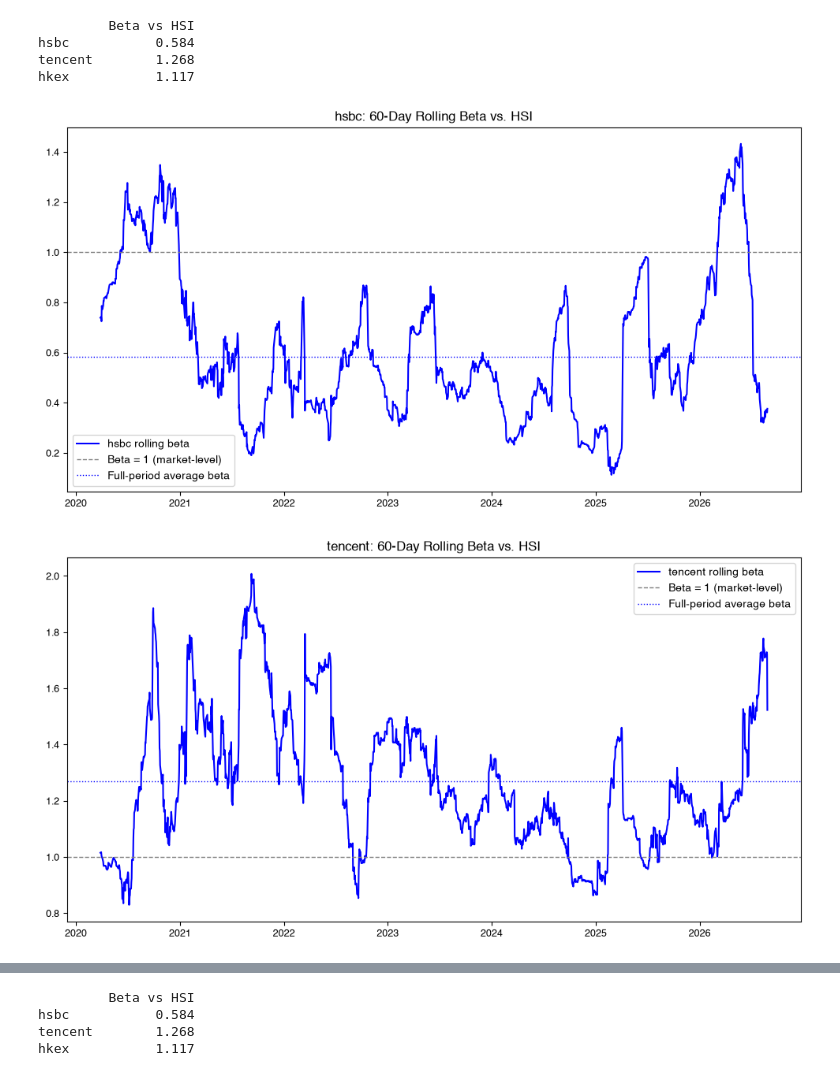
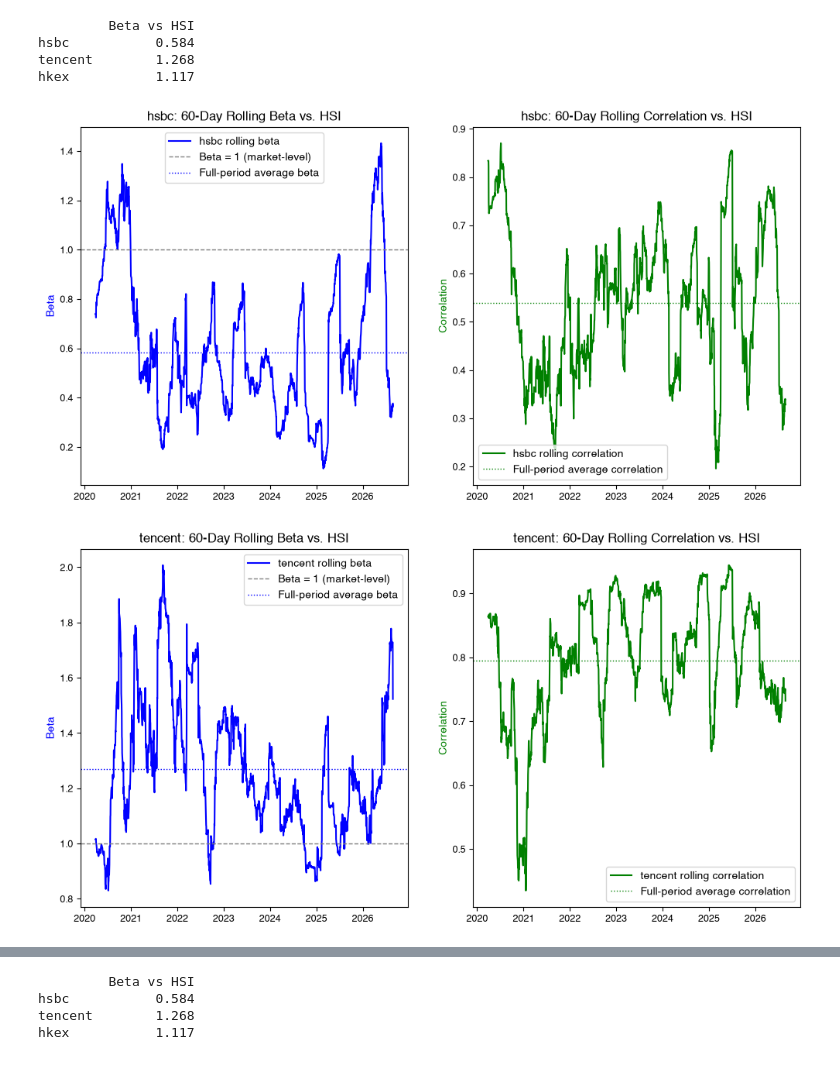
Before and after one commit to ethanwongyl/financial_project, a Jupyter notebook: wyl.ipynb, the cells around one changed output, grey strips where cells are left out. Saved outputs shown, nothing was run; the diff lists cells and outputs as text; code cells hidden in the pictures.

Commit message:
Created 60-day rolling correlation for the stocks against HSI, and plotted the beta and correlation next to each other so that they can be compared at the same time. Automated version in work.

```diff
--- a/wyl.ipynb
+++ b/wyl.ipynb
@@ -465,44 +462,83 @@ return_views = {
 }
 
 ticker_list = list(return_views.keys())
 column_name = 'Beta vs HSI'
-matrix_avg = pd.DataFrame(index=ticker_list, columns=[column_name], dtype=float)
+beta_avg = pd.DataFrame(index=ticker_list, columns=[column_name], dtype=float)
+corr_avg = pd.DataFrame(index=ticker_list, columns=[column_name], dtype=float)
 
 for t in ticker_list:
     view = return_views[t]
+
+    #Average beta over the whole period
     result = con.sql(f"""
         SELECT COVAR_SAMP(a.daily_return,h.daily_return)/VAR_SAMP(h.daily_return) AS beta
         FROM {view} a
         JOIN hsi_return h ON a.date=h.date
         """).fetchone()
     beta = result[0]
-    matrix_avg.loc[t] = beta
+    beta_avg.loc[t] = beta
 
+    #Average correlation
+    result = con.sql(f"""
+        SELECT CORR(a.daily_return,h.daily_return) AS corr
+        FROM {view} a
+        JOIN hsi_return h ON a.date=h.date
+        """).fetchone()
+    corr = result[0]
+    corr_avg.loc[t] = corr
+
+    #60-day rolling beta
     con.execute(f"""
         CREATE OR REPLACE VIEW rolling_beta AS
         SELECT
             a.date,
             ROW_NUMBER() OVER (ORDER BY a.date) AS rn,
             COVAR_SAMP(a.daily_return,h.daily_return) OVER (ORDER BY a.date ROWS BETWEEN 59 PRECEDING AND CURRENT ROW)
                 /VAR_SAMP(h.daily_return) OVER (ORDER BY a.date ROWS BETWEEN 59 PRECEDING AND CURRENT ROW)
-                AS beta_data
+                AS beta_val
         FROM {view} a
         JOIN hsi_return h ON a.date=h.date
         """)
-    con.execute(f"""CREATE OR REPLACE VIEW rolling_60d_beta AS SELECT date, beta_data
+    con.execute(f"""CREATE OR REPLACE VIEW rolling_60d_beta AS SELECT date, beta_val
                     FROM rolling_beta WHERE rn>=60""")
-    beta = con.sql("SELECT * FROM rolling_60d_beta ORDER BY date").df()
 
-    fig, ax = plt.subplots(figsize=(12,6))
+    #60-day rolling correlation
+    con.execute(f"""
+        CREATE OR REPLACE VIEW rolling_corr AS
+        SELECT
+            a.date,
+            ROW_NUMBER() OVER (ORDER BY a.date) AS rn,
+            CORR(a.daily_return,h.daily_return) OVER (ORDER BY a.date ROWS BETWEEN 59 PRECEDING AND CURRENT ROW) AS corr_val
+            FROM {view} a
+            JOIN hsi_return h ON a.date=h.date
+        """)
+    con.execute(f"""CREATE OR REPLACE VIEW rolling_60d_corr AS SELECT date, corr_val
+                    FROM rolling_corr WHERE rn>=60""")
 
-    ax.plot(beta["date"],beta["beta_data"], color="blue", label=f"{t} rolling beta")
-    ax.axhline(1.0, color="gray", linestyle="--", linewidth=1, label="Beta = 1 (market-level)")
-    ax.axhline(matrix_avg.loc[t,column_name], color="blue", linestyle=":", linewidth=1, label="Full-period average beta")
-    ax.legend()
-    ax.set_title(f"{t}: 60-Day Rolling Beta vs. HSI")
+    #DataFrame
+    beta_df = con.sql("SELECT * FROM rolling_60d_beta ORDER BY date").df()
+    corr_df = con.sql("SELECT * FROM rolling_60d_corr ORDER BY date").df()
+
+
+    fig, (ax1, ax2) = plt.subplots(1, 2, figsize=(12,6))
+
+    ax1.plot(beta_df["date"],beta_df["beta_val"], color="blue", label=f"{t} rolling beta")
+    ax1.axhline(1.0, color="gray", linestyle="--", linewidth=1, label="Beta = 1 (market-level)")
+    ax1.axhline(beta_avg.loc[t,column_name], color="blue", linestyle=":", linewidth=1, label="Full-period average beta")
+    ax1.set_ylabel("Beta",color="blue")
+    ax1.legend()
+
+    ax2.plot(corr_df["date"],corr_df["corr_val"], color="green", label=f"{t} rolling correlation")
+    ax2.axhline(corr_avg.loc[t,column_name], color="green", linestyle=":", linewidth=1, label="Full-period average correlation")
+    ax2.set_ylabel("Correlation",color="green")
+    ax2.legend()
+
+
+    ax1.set_title(f"{t}: 60-Day Rolling Beta vs. HSI")
+    ax2.set_title(f"{t}: 60-Day Rolling Correlation vs. HSI")
     plt.show()
 
-print(matrix_avg.round(3))
+print(beta_avg.round(3))
 # %% [output]
-[figure, old version]
+[figure, new version]
-[figure, old version]
+[figure, new version]
```
Also changed, not shown: parts of 2 cells of this notebook.
